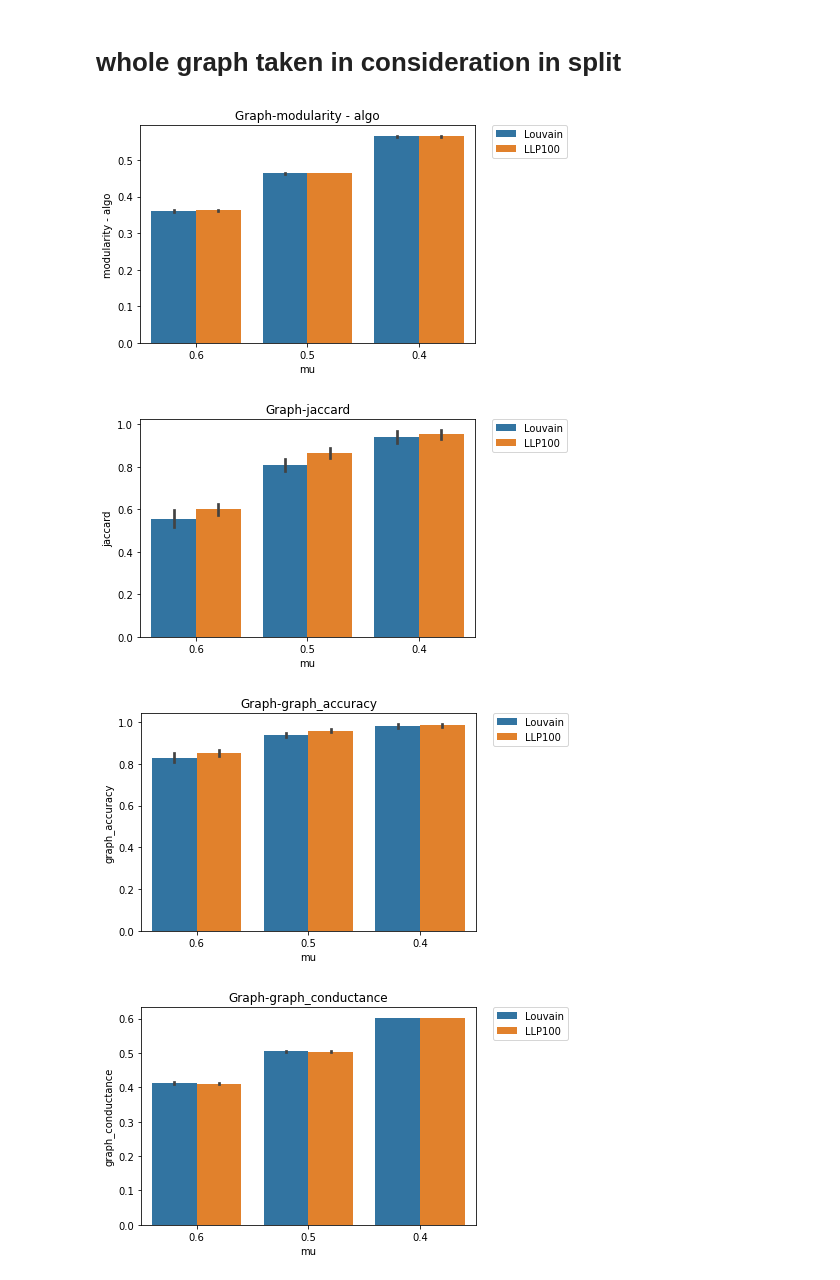
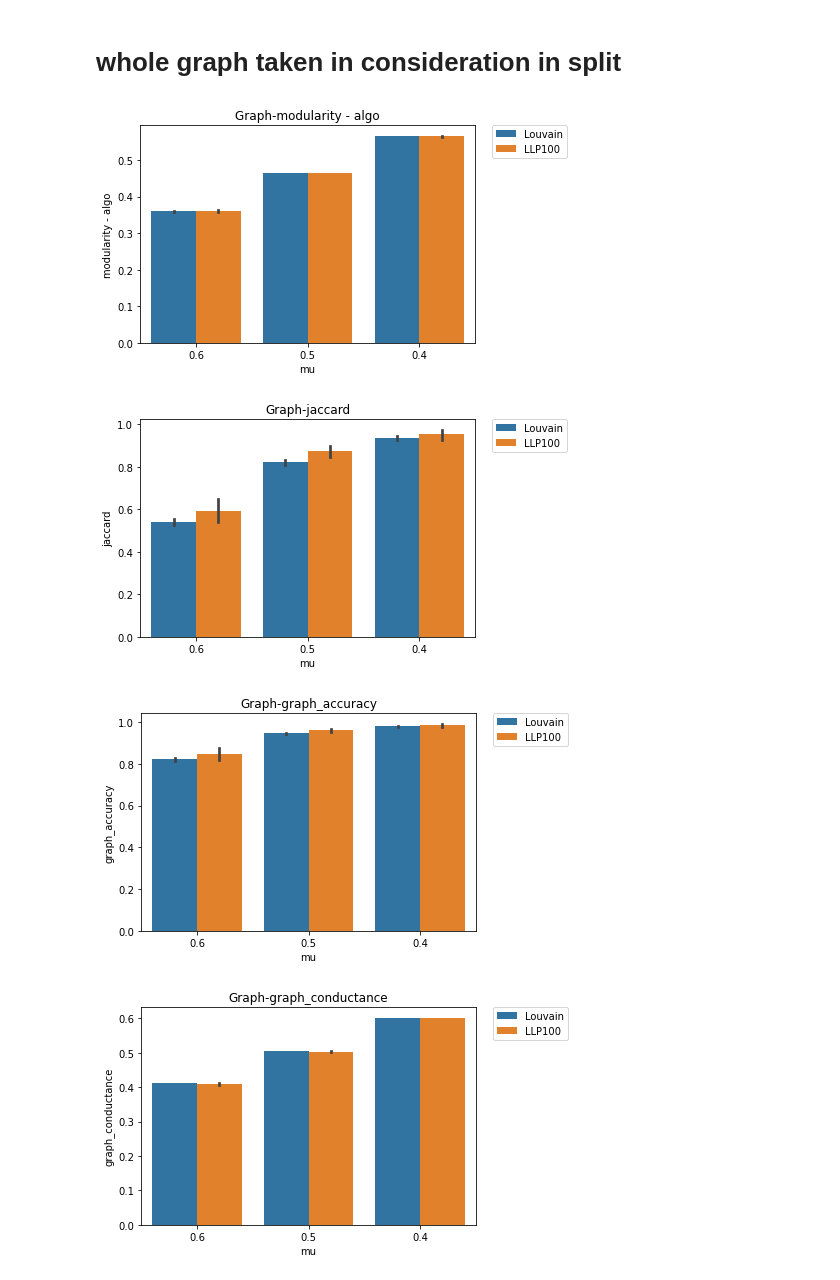
Before and after one commit to keskim1111/network-analysis, a Jupyter notebook: visualization/create_bar_plots_tests.ipynb, the cells around one changed output. Saved outputs shown, nothing was run; the diff lists cells and outputs as text; code cells hidden in the pictures.

```diff
--- a/visualization/create_bar_plots_tests.ipynb
+++ b/visualization/create_bar_plots_tests.ipynb
@@ -102,4 +102,8 @@ def print_times(df):
             print(f"avg time for: {algo} :\t {avg}")
         return
 
-evals=["modularity - algo", "jaccard","graph_accuracy","graph_conductance"]
+evals=["modularity - algo", "jaccard","graph_accuracy","graph_conductance",
+       ]
+evals2 =["modularity - algo", "jaccard","graph_accuracy","graph_conductance",
+       "number_of_mega_nodes_before_split","number_of_mega_nodes"
+       ]
@@ -144,14 +154,15 @@ avg time for: LLP100 :   1179.2570095100002
 # %% [markdown]
 # whole graph taken in consideration in split
 # %%
-input_folder = "21-06-2022--11-07-58-louvain-with-newman-split-1-000 whole graph"
+input_folder1 = "21-06-2022--11-07-58-louvain-with-newman-split-1-000 whole graph"
+input_folder = "21-06-2022--17-07-33-louvain-with-newman-split-_whole_graph-1-000"
 df = run_visu(input_folder)
 create_bar_graphs(df,evals)
-print_means(df, evals)
+print_means(df, evals2)
 print_times(df)
 # display(df)
 # %% [output]
 [figure]
-[figure, old version]
+[figure, new version]
 [figure]
-[figure, old version]
+[figure, new version]
```
Also changed, not shown: parts of 7 cells of this notebook.
